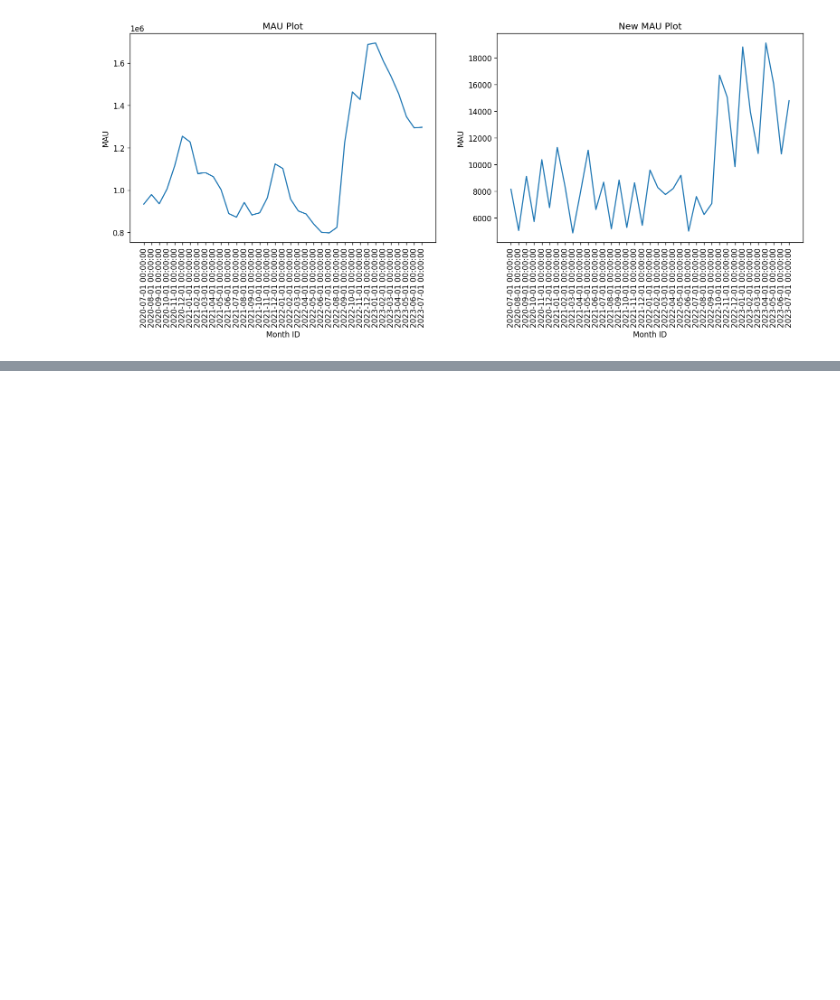
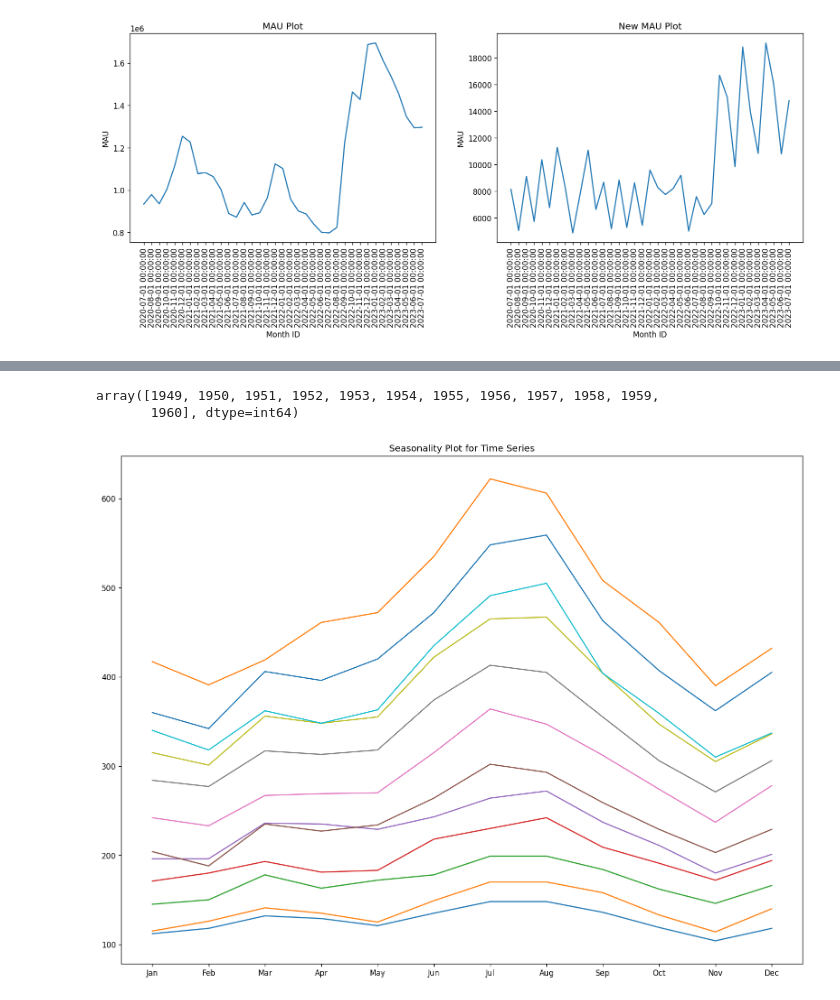
Before and after one commit to avi268/TimeSeries, a Jupyter notebook: TS-Introduction.ipynb, the cells around one changed output, grey strips where cells are left out. Cells and saved outputs as stored; diff of their text form; code cells hidden in the pictures; blank space fills up the shorter version.

```diff
--- a/TS-Introduction.ipynb
+++ b/TS-Introduction.ipynb
@@ -122,0 +158,3 @@ plt.show()
+# %%
+data['year'] = [d.year for d in data.date]
+data['month'] = [d.strftime('%b') for d in data.date]
@@ -122,0 +170,17 @@ plt.show()
+# %%
+year = data.year.unique()
+year
+# %% [output]
+array([1949, 1950, 1951, 1952, 1953, 1954, 1955, 1956, 1957, 1958, 1959,
+       1960], dtype=int64)
+# %%
+plt.figure(figsize=(16,12))
+
+for i,y in enumerate(year):
+
+    plt.plot('month','value',data=data.loc[data.year==y,:],label=y)
+
+plt.title("Seasonality Plot for Time Series")
+plt.show()
+# %% [output]
+[figure, added]
```
Also changed, not shown: parts of 7 cells of this notebook, 1 other file.
